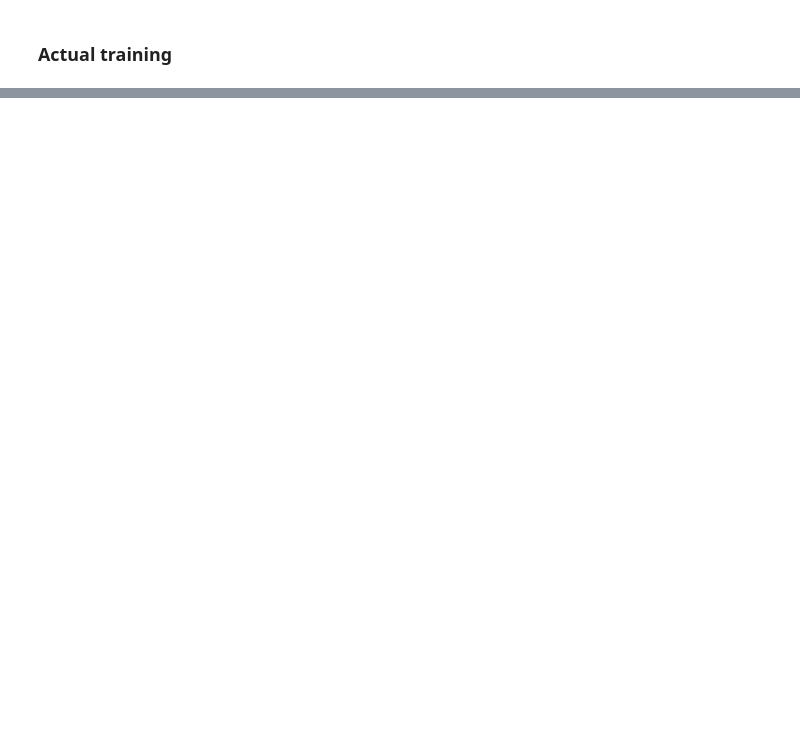
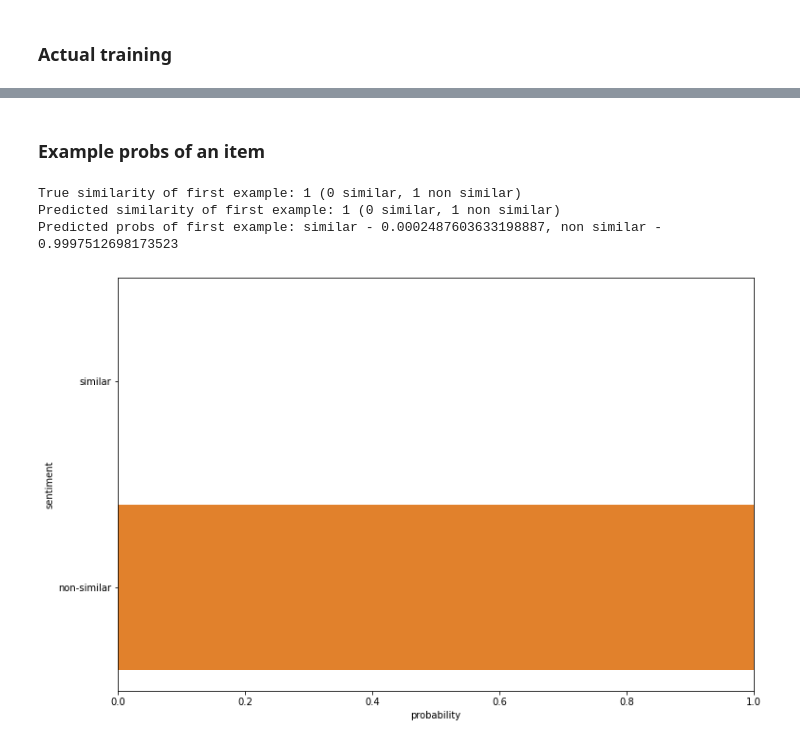
Before and after one commit to ZdravkoHvarlingov/bert-for-recommendation, a Jupyter notebook: bert_for_book_similarity.ipynb, the cells around one changed output, grey strips where cells are left out. Cells and saved outputs as stored; diff of their text form; code cells hidden in the pictures; blank space fills up the shorter version.

```diff
--- a/bert_for_book_similarity.ipynb
+++ b/bert_for_book_similarity.ipynb
@@ -306,0 +439,22 @@ RuntimeError: CUDA out of memory. Tried to allocate 12.00 MiB (GPU 0; 4.00 GiB t
+# %% [markdown]
+### Example probs of an item
+# %%
+print(f'True similarity of first example: {y_test[0]} (0 similar, 1 non similar)')
+print(f'Predicted similarity of first example: {y_pred[0]} (0 similar, 1 non similar)')
+print(f'Predicted probs of first example: similar - {y_pred_probs[0][0]}, non similar - {y_pred_probs[0][1]}')
+# %% [output]
+True similarity of first example: 1 (0 similar, 1 non similar)
+Predicted similarity of first example: 1 (0 similar, 1 non similar)
+Predicted probs of first example: similar - 0.0002487603633198887, non similar - 0.9997512698173523
+# %%
+pred_df = pd.DataFrame({
+  'class_names': ['similar', 'non-similar'],
+  'values': y_pred_probs[0]
+})
+
+sns.barplot(x='values', y='class_names', data=pred_df, orient='h')
+plt.ylabel('sentiment')
+plt.xlabel('probability')
+plt.xlim([0, 1]);
+# %% [output]
+[figure, added]
```
Also changed, not shown: parts of 28 cells of this notebook.
